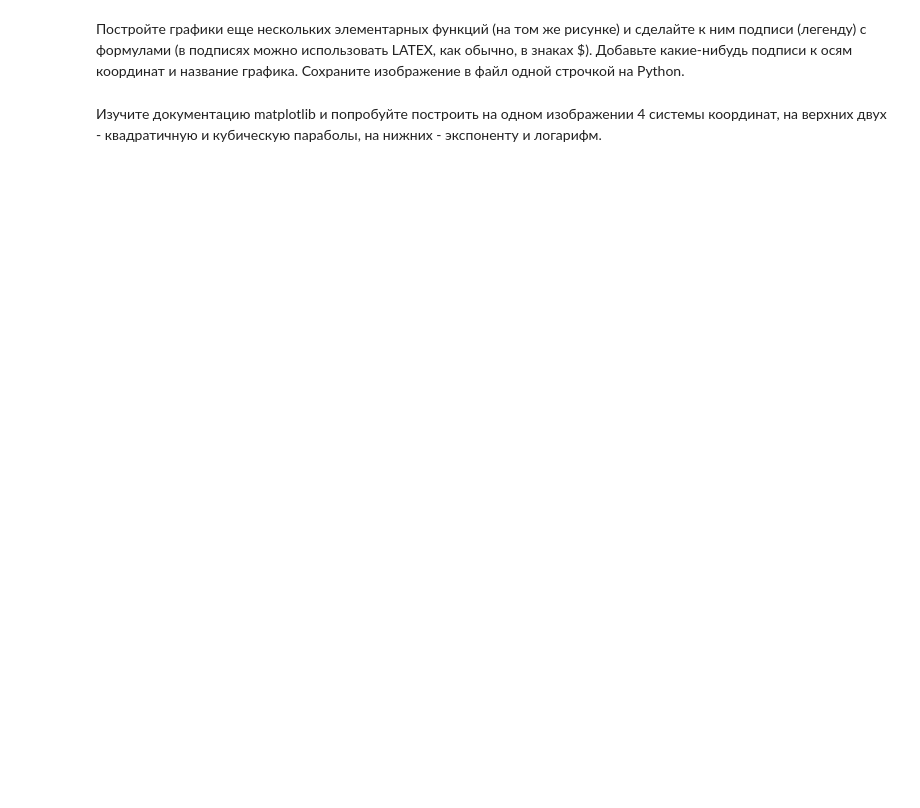
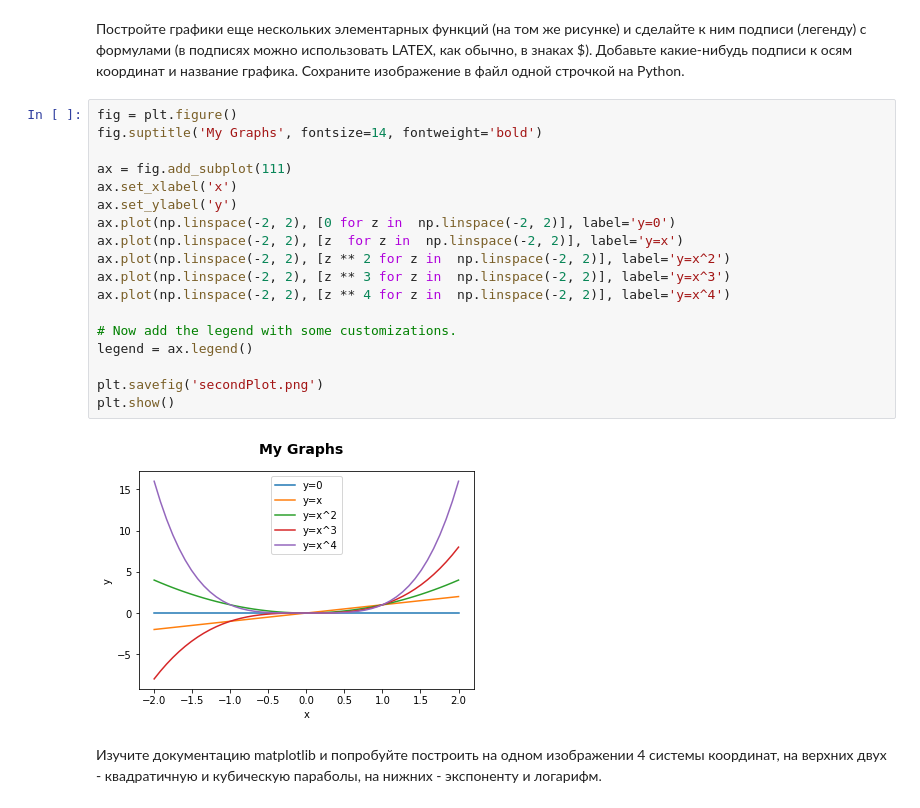
Before and after one commit to sash-tsvet/Python, a Jupyter notebook: Hometask 1.ipynb, the cells around one changed output. Saved outputs shown, nothing was run; the diff lists cells and outputs as text; blank space fills up the shorter version.

```diff
--- a/Hometask 1.ipynb
+++ b/Hometask 1.ipynb
@@ -40,4 +370,24 @@
 # %% [markdown]
 Постройте графики еще нескольких элементарных функций (на том же рисунке) и сделайте к ним подписи (легенду) с формулами (в подписях можно использовать LATEX, как обычно, в знаках $). Добавьте какие-нибудь подписи к осям координат и название графика. Сохраните изображение в файл одной строчкой на Python.
+# %%
+fig = plt.figure()
+fig.suptitle('My Graphs', fontsize=14, fontweight='bold')
+
+ax = fig.add_subplot(111)
+ax.set_xlabel('x')
+ax.set_ylabel('y')
+ax.plot(np.linspace(-2, 2), [0 for z in  np.linspace(-2, 2)], label='y=0')
+ax.plot(np.linspace(-2, 2), [z  for z in  np.linspace(-2, 2)], label='y=x')
+ax.plot(np.linspace(-2, 2), [z ** 2 for z in  np.linspace(-2, 2)], label='y=x^2')
+ax.plot(np.linspace(-2, 2), [z ** 3 for z in  np.linspace(-2, 2)], label='y=x^3')
+ax.plot(np.linspace(-2, 2), [z ** 4 for z in  np.linspace(-2, 2)], label='y=x^4')
+
+# Now add the legend with some customizations.
+legend = ax.legend()
+
+plt.savefig('secondPlot.png')
+plt.show()
+# %% [output]
+[figure, added]
 # %% [markdown]
 Изучите документацию matplotlib и попробуйте построить на одном изображении 4 системы координат, на верхних двух - квадратичную и кубическую параболы, на нижних - экспоненту и логарифм.
```
Also changed, not shown: parts of 20 cells of this notebook, 6 other files.
